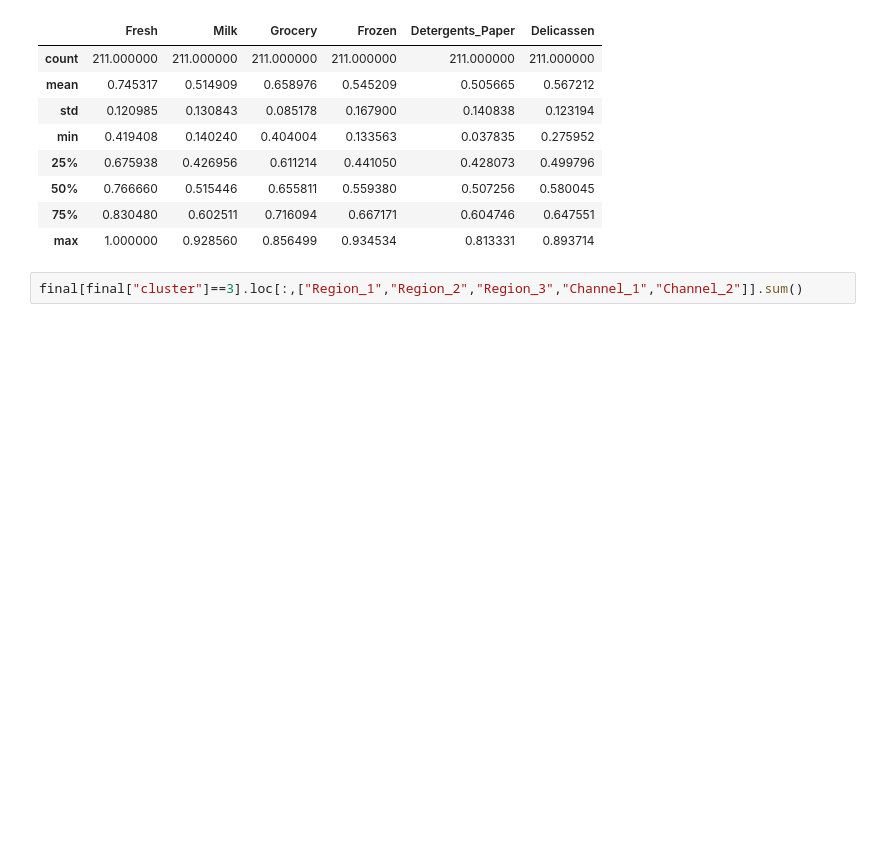
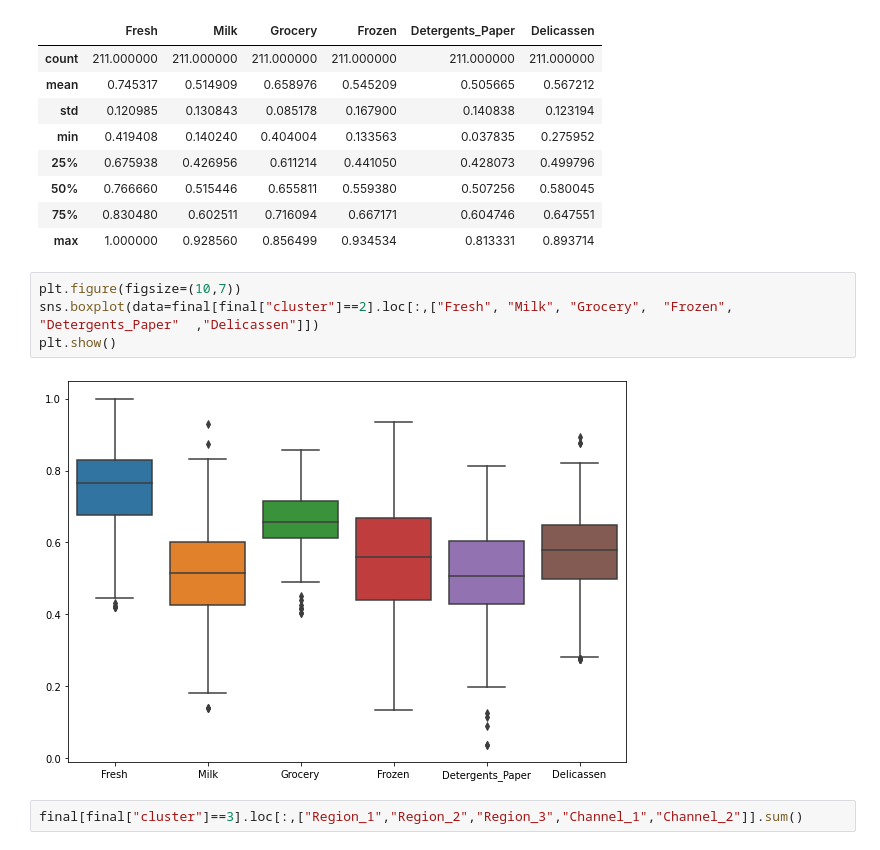
Before and after one commit to cocktail-clustering/1st-clustering, a Jupyter notebook: sales_hierarchical.ipynb, the cells around one changed output. Saved outputs shown, nothing was run; the diff lists cells and outputs as text; blank space fills up the shorter version.

```diff
--- a/sales_hierarchical.ipynb
+++ b/sales_hierarchical.ipynb
@@ -574,6 +586,12 @@ final[final["cluster"]==2].loc[:,["Fresh",	"Milk",	"Grocery",	"Frozen",	"Deterge
 | 50% | 0.766660 | 0.515446 | 0.655811 | 0.559380 | 0.507256 | 0.580045 |
 | 75% | 0.830480 | 0.602511 | 0.716094 | 0.667171 | 0.604746 | 0.647551 |
 | max | 1.000000 | 0.928560 | 0.856499 | 0.934534 | 0.813331 | 0.893714 |
+# %%
+plt.figure(figsize=(10,7))
+sns.boxplot(data=final[final["cluster"]==2].loc[:,["Fresh",	"Milk",	"Grocery",	"Frozen",	"Detergents_Paper"	,"Delicassen"]])
+plt.show()
+# %% [output]
+[figure, added]
 # %%
 final[final["cluster"]==3].loc[:,["Region_1","Region_2","Region_3","Channel_1","Channel_2"]].sum()
 # %% [output]
```
Also changed, not shown: parts of 4 cells of this notebook.
